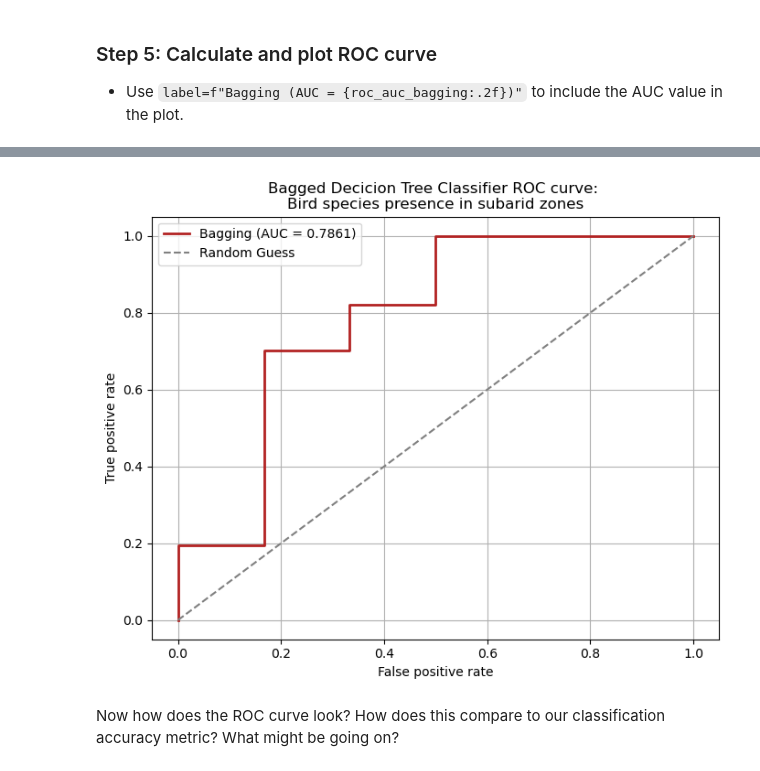
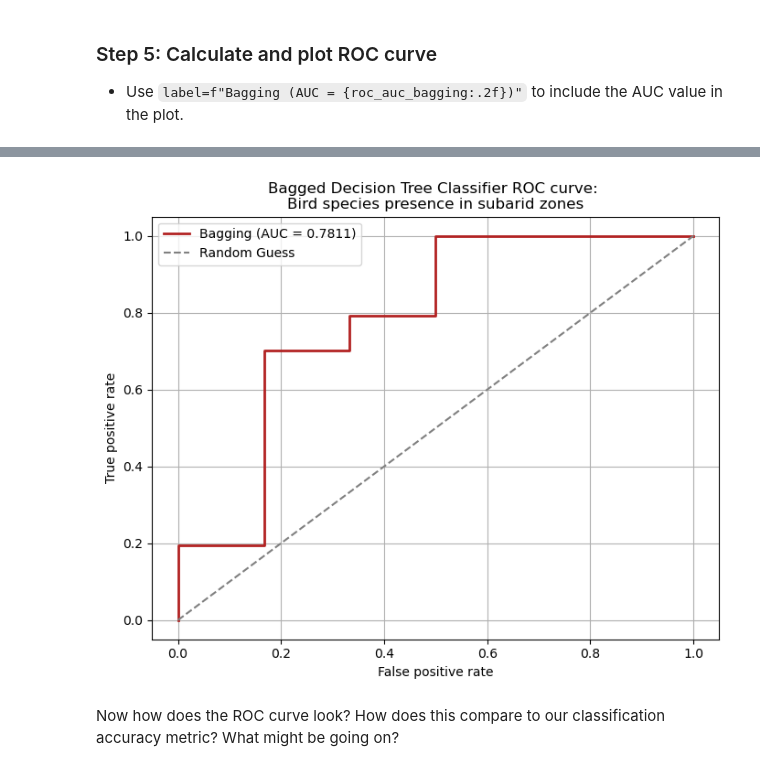
Before and after one commit to haylee360/EDS232-labs, a Jupyter notebook: Week5/lab5-birds.ipynb, the cells around one changed output, grey strips where cells are left out. Drawn from its saved outputs; the diff is of its cells as text; code cells hidden in the pictures.

```diff
--- a/Week5/lab5-birds.ipynb
+++ b/Week5/lab5-birds.ipynb
@@ -39,3 +42,5 @@ birds = pd.read_csv('BirdTraitData.csv', encoding='unicode_escape', na_values=-9
+# %%
+birds = pd.read_csv('/courses/EDS232/Data/BirdTraitData.csv', encoding='ISO-8859-1', na_values=-999)
 # %%
 # Remove unnecessary characters
 birds.columns = birds.columns.str.replace(': ', '_')
@@ -72,7 +84,7 @@ Encode the data using this process:
 4. Print the head of your dataframe to ensure that labels were in fact encoded.
 # %%
 # Find categorical columns
-cat_cols = birds.select_dtypes(include=["object"]).columns
+cat_cols = birds.select_dtypes(include=["object"]).columns.tolist()
 
 # Loop through cat columns and encode numerically
 for col in cat_cols:
@@ -116,7 +157,7 @@ bagging = BaggingClassifier(n_estimators = 100,
                             random_state = 808)
 
 # Train bagging model
-bagging.fit(X_train_scaled, y_train)
+bagging.fit(X_train, y_train)
 # %% [output]
 BaggingClassifier(n_estimators=100, oob_score=True, random_state=808)
 # %% [markdown]
@@ -151,22 +208,22 @@ Accuracy Score: 0.9452
 # %%
 # Calculate ROC Curve
-fpr, tpr, _ = roc_curve(y_test, bagging.predict_proba(X_test_scaled)[:,1])
+fpr, tpr, _ = roc_curve(y_test, bagging.predict_proba(X_test)[:,1])
 
 # Calculate AUC
 roc_auc_bagging = auc(fpr, tpr)
 
 # Plot ROC curve
 plt.figure(figsize = (8,6))
 plt.plot(fpr, tpr, color = 'firebrick', lw = 2, label = f'Bagging (AUC = {roc_auc_bagging:.4f})')
 plt.plot([0, 1], [0, 1], color="gray", linestyle="--", label="Random Guess")
 plt.xlabel('False positive rate')
 plt.ylabel('True positive rate')
-plt.title('Bagged Decicion Tree Classifier ROC curve: \nBird species presence in subarid zones')
+plt.title('Bagged Decision Tree Classifier ROC curve: \nBird species presence in subarid zones')
 plt.legend()
 plt.grid(True)
 plt.show()
 # %% [output]
-[figure, old version]
+[figure, new version]
 # %% [markdown]
 Now how does the ROC curve look? How does this compare to our classification accuracy metric?  What might be going on?
 # %% [markdown]
```
Also changed, not shown: parts of 13 cells of this notebook, 1 other file.
